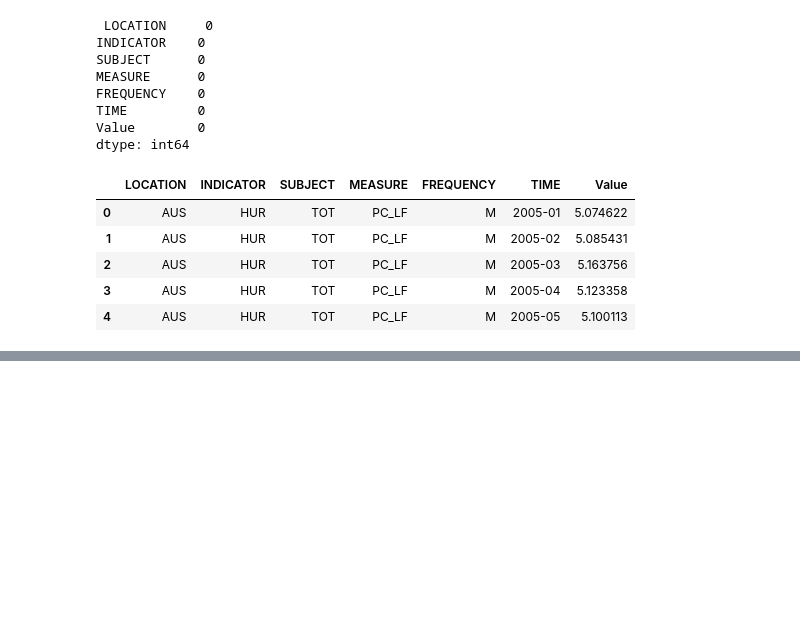
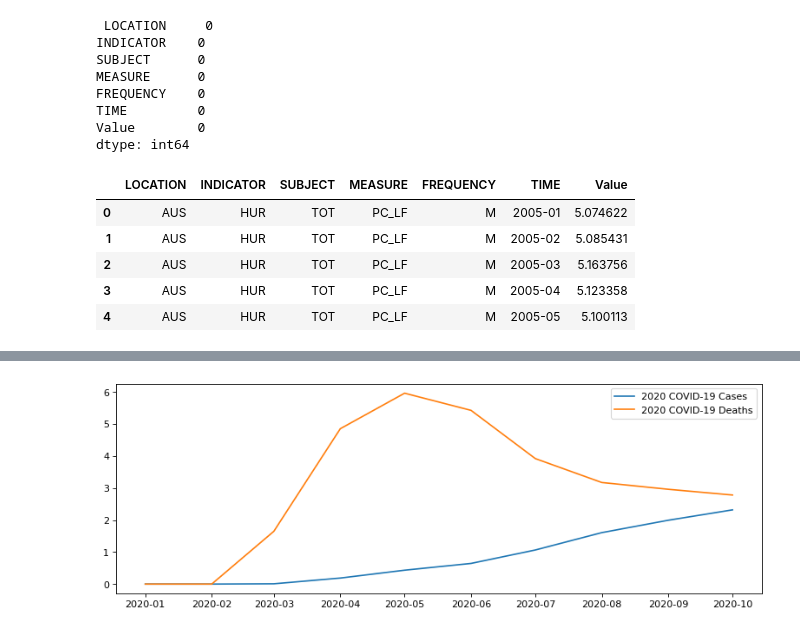
Before and after one commit to gitviviane/cisc520-project, a Jupyter notebook: cisc520-project-team4.ipynb, the cells around one changed output, grey strips where cells are left out. Drawn from its saved outputs; the diff is of its cells as text; code cells hidden in the pictures; blank space fills up the shorter version.

Commit message:
data visualization and training model

```diff
--- a/cisc520-project-team4.ipynb
+++ b/cisc520-project-team4.ipynb
@@ -67,7 +69,7 @@ human_development_index     6202
 dtype: int64
 # %%
 #replace all missing values with 0
-df = df.replace(to_replace = np.nan, value = 0)
+df = df_raw.replace(to_replace = np.nan, value = 0)
 # %%
 df.head()
 # %% [output]
@@ -146,3 +148,5 @@ dtype: int64
 | 2 | AUS | HUR | TOT | PC_LF | M | 2005-03 | 5.163756 |
 | 3 | AUS | HUR | TOT | PC_LF | M | 2005-04 | 5.123358 |
 | 4 | AUS | HUR | TOT | PC_LF | M | 2005-05 | 5.100113 |
+# %%
+df_usa = df[(df.iso_code == "USA") & (df.date >= '2020-01-01') & (df.date <= '2020-12-31')]
@@ -148,0 +176,6 @@ dtype: int64
+# %%
+# find the monthly average for Covid-19 data
+df_usa = df_usa.groupby(pd.PeriodIndex(df_usa['date'], freq="M"))['total_cases', 'total_deaths',
+                                                       'stringency_index', 'population', 'gdp_per_capita',
+                                                      'human_development_index'].mean().reset_index()
+# df_usa = df_usa.groupby([df_usa['date'].dt.month]).mean()
@@ -148,0 +208,5 @@ dtype: int64
+# %%
+# convert pandas date to string
+
+date = df_usa.date.dt.strftime('%Y-%m')
+display(date)
@@ -148,0 +225,18 @@ dtype: int64
+# %%
+# plot covid information
+
+covid_x = [dt.strptime(d,"%Y-%m").date() for d in date]
+covid_y = (df_usa['total_cases']/df_usa['population'])*100
+
+death_x = [dt.strptime(d,"%Y-%m").date() for d in date]
+death_y = (df_usa['total_deaths']/df_usa['total_cases'])*100
+
+fig(figsize=(12, 4), dpi=80)
+
+plt.plot(covid_x, covid_y, label = "2020 COVID-19 Cases")
+plt.plot(death_x, death_y, label = "2020 COVID-19 Deaths")
+
+plt.legend()
+plt.show()
+# %% [output]
+[figure, added]
```
Also changed, not shown: parts of 19 cells of this notebook.
